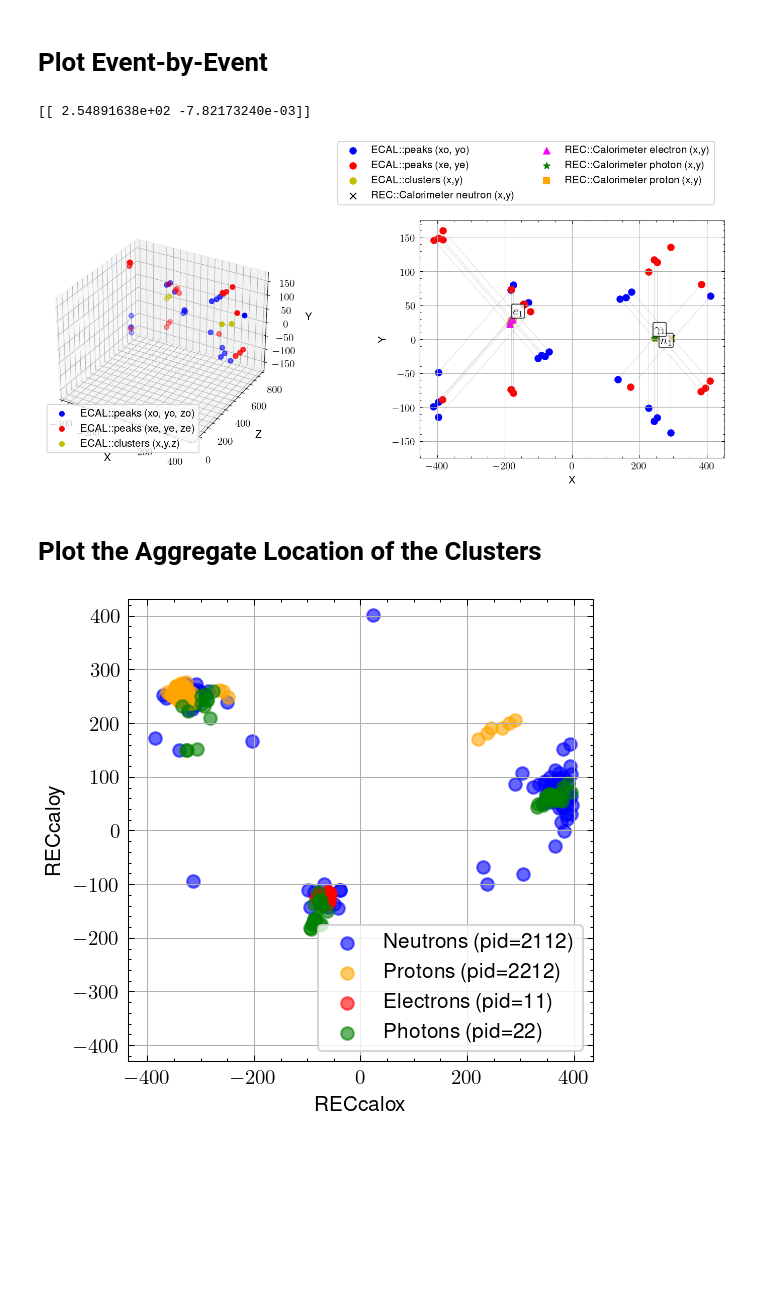
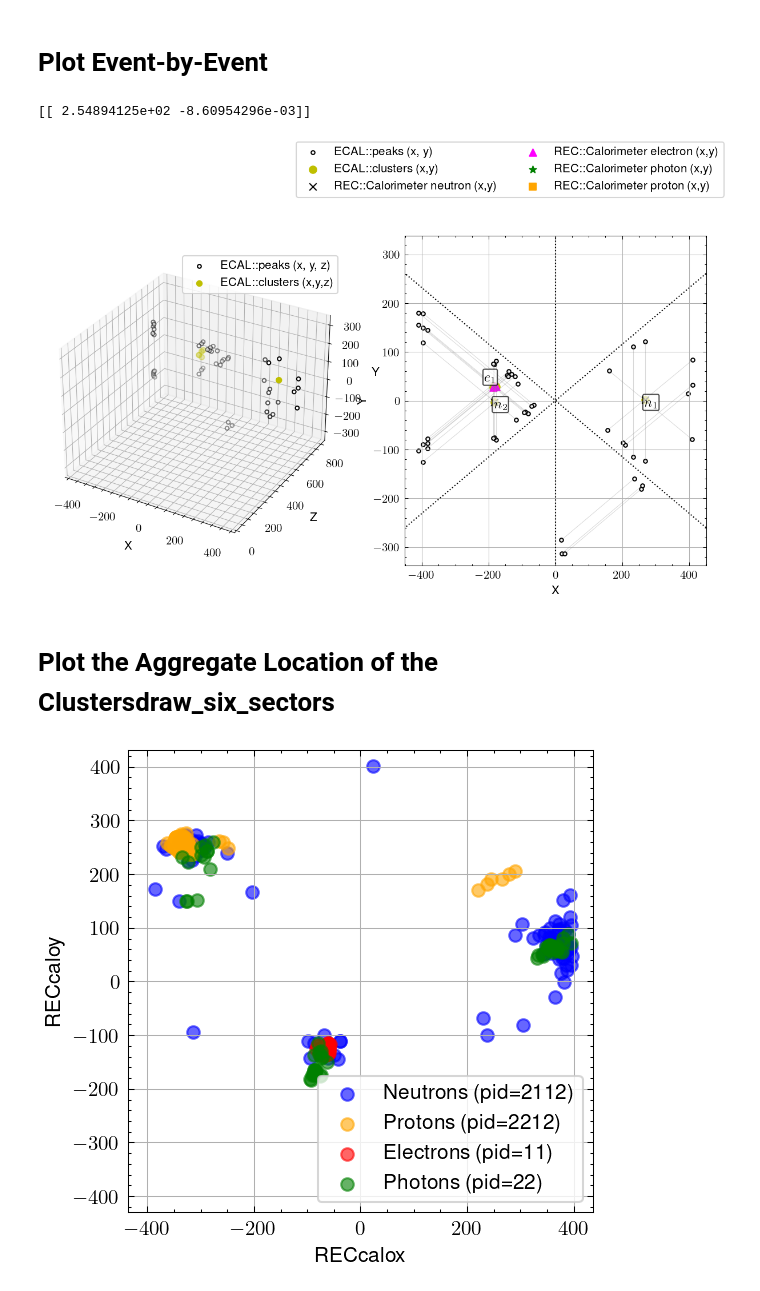
Before and after one commit to Gregtom3/neutneut, a Jupyter notebook: analysis/basic_dst_reader.ipynb, the cells around one changed output. Drawn from its saved outputs; the diff is of its cells as text; code cells hidden in the pictures; blank space fills up the shorter version.

```diff
--- a/analysis/basic_dst_reader.ipynb
+++ b/analysis/basic_dst_reader.ipynb
@@ -96,6 +97,18 @@ for i, event in enumerate(file):
 # %% [markdown]
 # Plot Event-by-Event
 # %%
+def draw_six_sectors(ax):
+    center = (0.5, 0.5)
+    length = 800  # 2 units on each end
+    angles = [-30, 30, 90]  # Angles in degrees
+    for angle in angles:
+        radians = np.radians(angle)
+        start_x = center[0] - length * np.cos(radians)
+        start_y = center[1] - length * np.sin(radians)
+        end_x = center[0] + length * np.cos(radians)
+        end_y = center[1] + length * np.sin(radians)
+        ax.plot([start_x, end_x], [start_y, end_y], 'k:')
+
 def plot_1(*,Nskip=0,min_neutrons=1,min_photons=0,min_protons=0):
     file = hipopy.hipopy.open(filename,mode='r')
     j=0
@@ -167,8 +180,8 @@ def plot_1(*,Nskip=0,min_neutrons=1,min_photons=0,min_protons=0):
 
     # First subplot
     ax1 = fig.add_subplot(121, projection='3d')
-    ax1.scatter(ECALxo, ECALzo, ECALyo, c='b', label='ECAL::peaks (xo, yo, zo)')
-    ax1.scatter(ECALxe, ECALze, ECALye, c='r', label='ECAL::peaks (xe, ye, ze)')
+    ax1.scatter(ECALxo, ECALzo, ECALyo, c='w', label='ECAL::peaks (x, y, z)',edgecolor='k',s=10)
+    ax1.scatter(ECALxe, ECALze, ECALye, c='w',edgecolor='k',s=10)
     ax1.scatter(ECALclusterx, ECALclusterz, ECALclustery, c='y', label='ECAL::clusters (x,y,z)')
     ax1.set_xlabel('X')
     ax1.set_ylabel('Z')
@@ -183,8 +196,8 @@ def plot_1(*,Nskip=0,min_neutrons=1,min_photons=0,min_protons=0):
 
     # Second subplot
     ax2 = fig.add_subplot(122)
-    ax2.scatter(ECALxo, ECALyo, c='b', label='ECAL::peaks (xo, yo)')
-    ax2.scatter(ECALxe, ECALye, c='r', label='ECAL::peaks (xe, ye)')
+    ax2.scatter(ECALxo, ECALyo, c='w', label='ECAL::peaks (x, y)',edgecolor='k',s=10)
+    ax2.scatter(ECALxe, ECALye, c='w',edgecolor='k',s=10)
     # Add faint lines connecting matched points
     for x0, y0, xe, ye in zip(ECALxo, ECALyo, ECALxe, ECALye):
         ax2.plot([x0, xe], [y0, ye], c='gray', alpha=0.3, linewidth=0.5)
@@ -194,6 +207,7 @@ def plot_1(*,Nskip=0,min_neutrons=1,min_photons=0,min_protons=0):
     ax2.scatter(RECcalox[RECpid[RECcalopindex]==11], RECcaloy[RECpid[RECcalopindex]==11], marker="^", color='magenta', label='REC::Calorimeter electron (x,y)')
     ax2.scatter(RECcalox[RECpid[RECcalopindex]==22], RECcaloy[RECpid[RECcalopindex]==22], marker="*", color='green', label='REC::Calorimeter photon (x,y)')
     ax2.scatter(RECcalox[RECpid[RECcalopindex]==2212], RECcaloy[RECpid[RECcalopindex]==2212], marker="s", color='orange', label='REC::Calorimeter proton (x,y)')
+    draw_six_sectors(ax2)
     # Annotate each unique neutron
     neutron_indices = RECcalopindex[RECpid[RECcalopindex]==2112]
     unique_neutron_indices = np.unique(neutron_indices)
@@ -243,18 +257,18 @@ def plot_1(*,Nskip=0,min_neutrons=1,min_photons=0,min_protons=0):
     ax2.grid(True)
 
     # Show the plot
-    plt.tight_layout()
+    #plt.tight_layout()
     plt.show()
 # %%
-plot_1(Nskip=2,
+plot_1(Nskip=1,
        min_neutrons=1,
        min_photons=0,
        min_protons=0)
 # %% [output]
-[[ 2.54891638e+02 -7.82173240e-03]]
+[[ 2.54894125e+02 -8.60954296e-03]]
-[figure, old version]
+[figure, new version]
 # %% [markdown]
-# Plot the Aggregate Location of the Clusters
+# Plot the Aggregate Location of the Clustersdraw_six_sectors
 # %%
 
 def plot_2():
```
Also changed, not shown: parts of 1 cell of this notebook, 21 other files.
